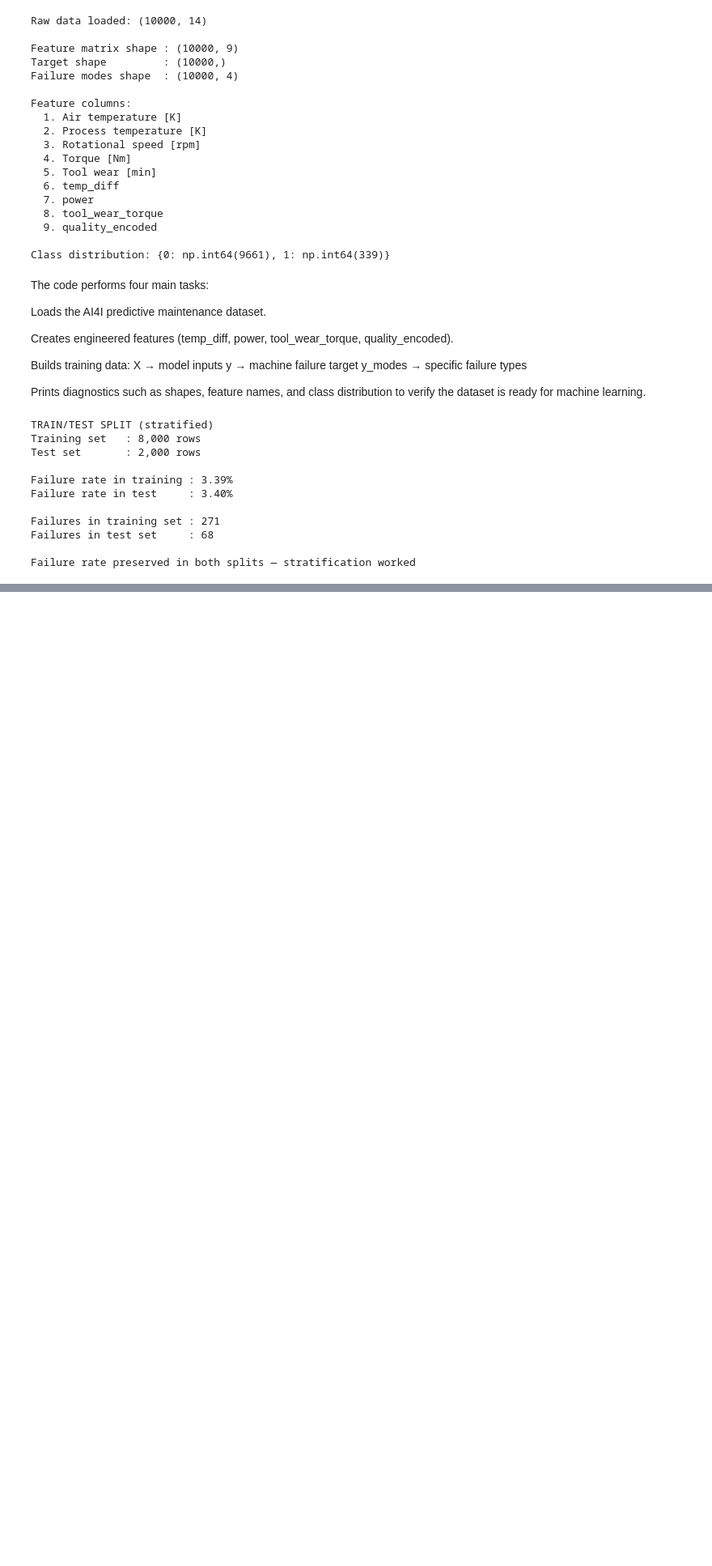
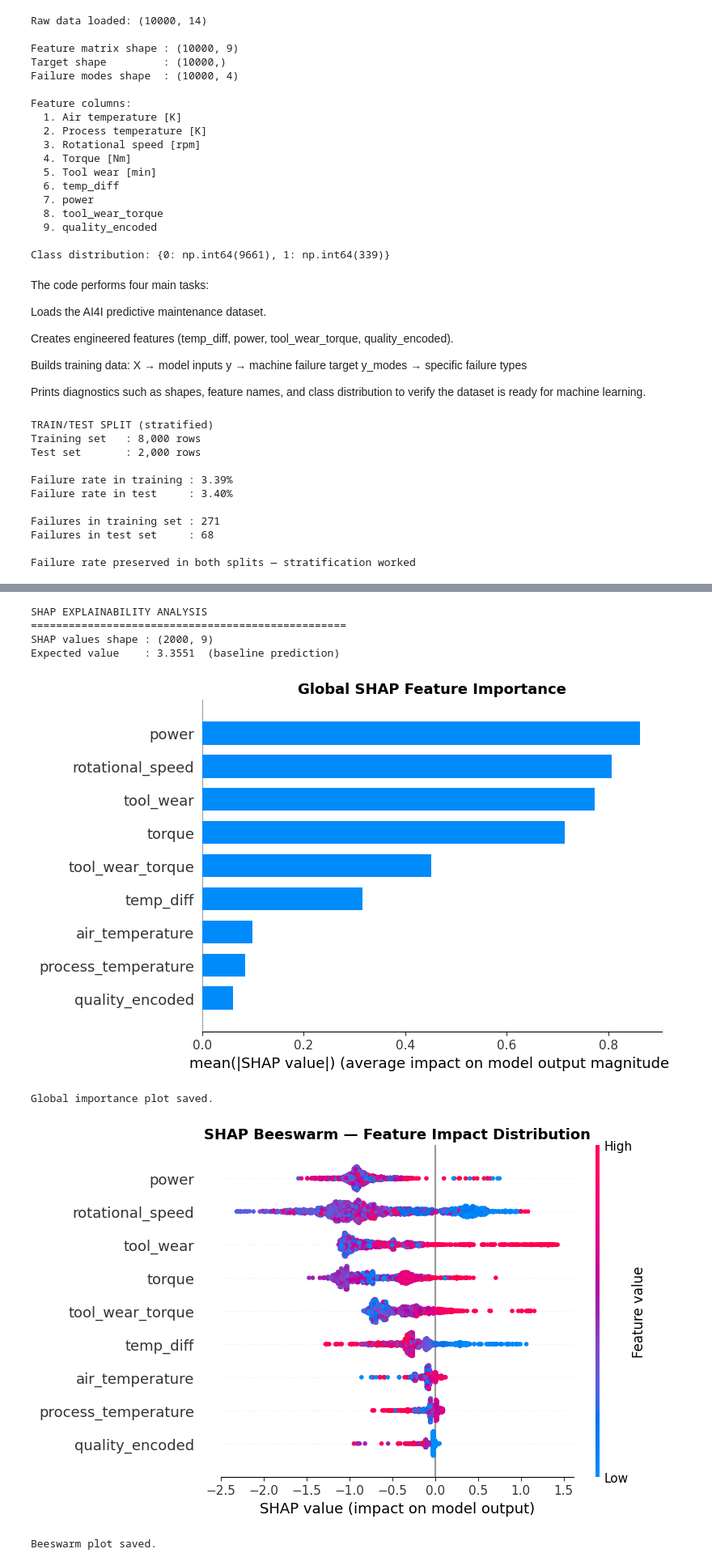
Before and after one commit to vedantbhakare25-dotcom/FleetMind-Predictive-Maintenance-Assistant, a Jupyter notebook: backend/ml/notebooks/02_ai4i_training.ipynb, the cells around one changed output, grey strips where cells are left out. Shown at 81% size. Drawn from its saved outputs; the diff is of its cells as text; code cells hidden in the pictures; blank space fills up the shorter version.

```diff
--- a/backend/ml/notebooks/02_ai4i_training.ipynb
+++ b/backend/ml/notebooks/02_ai4i_training.ipynb
@@ -246,0 +635,50 @@ After SMOTE:
+# %%
+# ── SHAP Explainability ────────────────────────────────────
+print("SHAP EXPLAINABILITY ANALYSIS")
+print("=" * 50)
+
+explainer = shap.TreeExplainer(failure_model)
+shap_values = explainer.shap_values(X_test_scaled)
+
+print(f"SHAP values shape : {shap_values.shape}")
+print(f"Expected value    : {explainer.expected_value:.4f}  (baseline prediction)")
+
+# ── Global Feature Importance ──────────────────────────────
+plt.figure(figsize=(10, 6))
+shap.summary_plot(
+    shap_values,
+    X_test_scaled,
+    feature_names=FEATURE_COLS,
+    plot_type="bar",
+    show=False
+)
+plt.title("Global SHAP Feature Importance", fontweight='bold', fontsize=13)
+plt.tight_layout()
+plt.savefig('../data/processed/09_shap_global_importance.png',
+            dpi=100, bbox_inches='tight')
+plt.show()
+print("Global importance plot saved.")
+
+# ── SHAP Beeswarm Plot ─────────────────────────────────────
+plt.figure(figsize=(10, 7))
+shap.summary_plot(
+    shap_values,
+    X_test_scaled,
+    feature_names=FEATURE_COLS,
+    show=False
+)
+plt.title("SHAP Beeswarm — Feature Impact Distribution", fontweight='bold', fontsize=13)
+plt.tight_layout()
+plt.savefig('../data/processed/10_shap_beeswarm.png',
+            dpi=100, bbox_inches='tight')
+plt.show()
+print("Beeswarm plot saved.")
+# %% [output]
+SHAP EXPLAINABILITY ANALYSIS
+==================================================
+SHAP values shape : (2000, 9)
+Expected value    : 3.3551  (baseline prediction)
+[figure, added]
+Global importance plot saved.
+[figure, added]
+Beeswarm plot saved.
```
Also changed, not shown: parts of 21 cells of this notebook, 4 other files.
